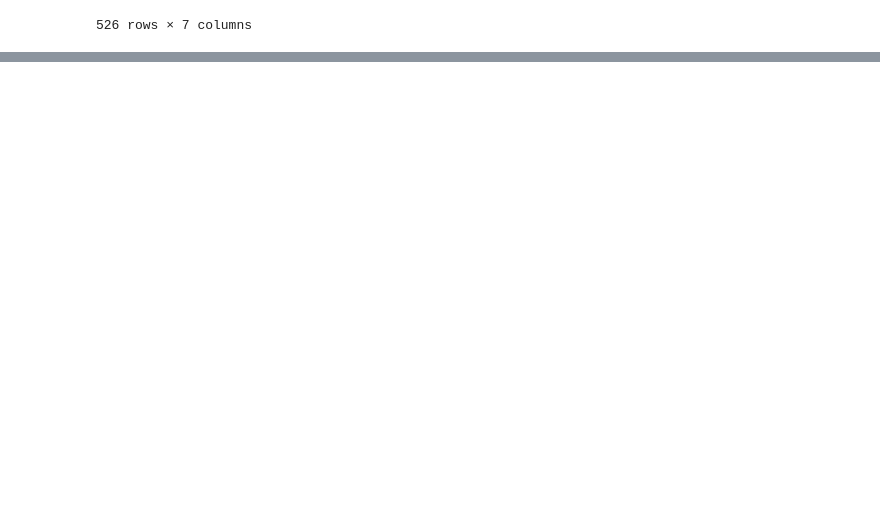
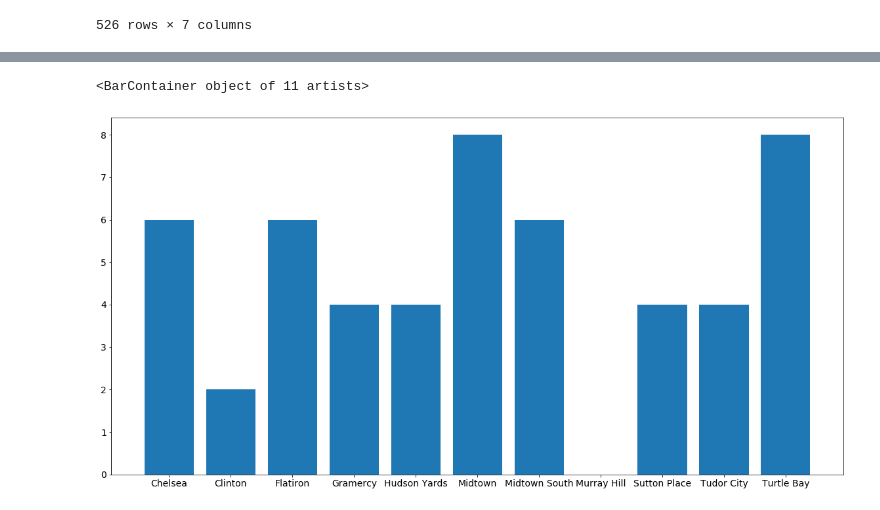
Before and after one commit to lindudu1027/Coursera_Capstone, a Jupyter notebook: Capstone_Project.ipynb, the cells around one changed output, grey strips where cells are left out. Drawn from its saved outputs; the diff is of its cells as text; code cells hidden in the pictures; blank space fills up the shorter version.

```diff
--- a/Capstone_Project.ipynb
+++ b/Capstone_Project.ipynb
@@ -350,0 +367,4 @@ midtown_restaurant_map
+# %%
+midtown_cat=pd.get_dummies(midtown_venues[['Venue Category']])
+midtown_cat['Neighborhood']=midtown_venues['Neighborhood']
+midtown_cat.groupby('Neighborhood').mean()
@@ -350,0 +406,5 @@ midtown_restaurant_map
+# %%
+jp=midtown_cat[['Neighborhood','Venue Category_Japanese Restaurant','Venue Category_Ramen Restaurant','Venue Category_Sushi Restaurant','Venue Category_Udon Restaurant']]
+jp['Japanese Restaurant']=jp.sum(axis=1)
+midtown_venues['Japanese Restaurant']=jp['Japanese Restaurant']
+midtown_venues
@@ -350,0 +452,5 @@ midtown_restaurant_map
+# %%
+jp_rest=jp.groupby('Neighborhood').sum()
+# %%
+jp_rest["sum"] = jp_rest. sum(axis=1)
+jp_rest
@@ -350,0 +474,7 @@ midtown_restaurant_map
+# %%
+plt.figure(figsize=(20,10))
+plt.tick_params(labelsize=14)
+plt.bar(jp_rest.index,jp_rest['sum'])
+# %% [output]
+<BarContainer object of 11 artists>
+[figure, added]
```
Also changed, not shown: parts of 36 cells of this notebook.
